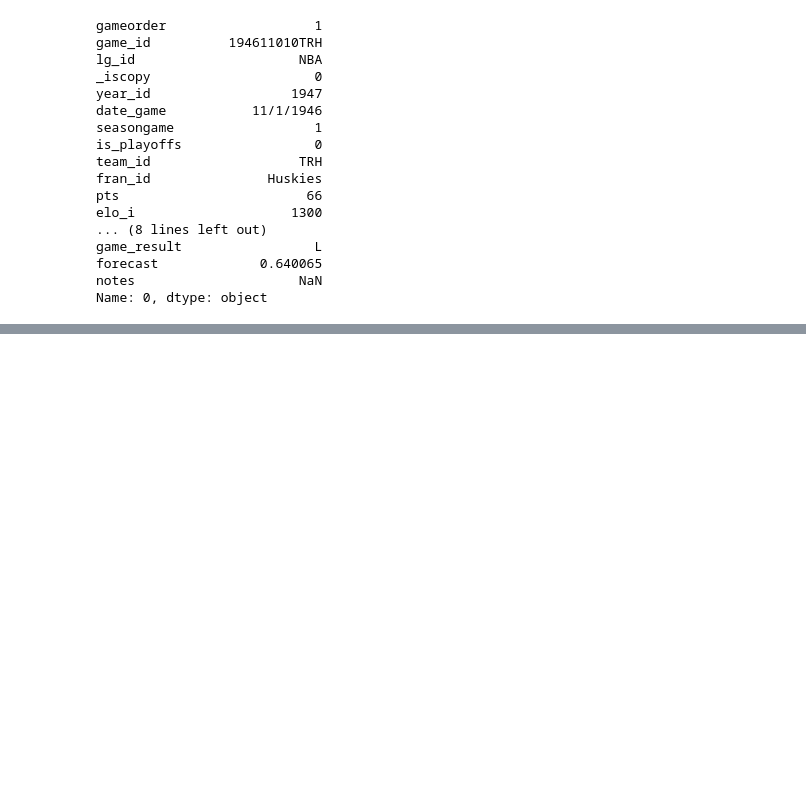
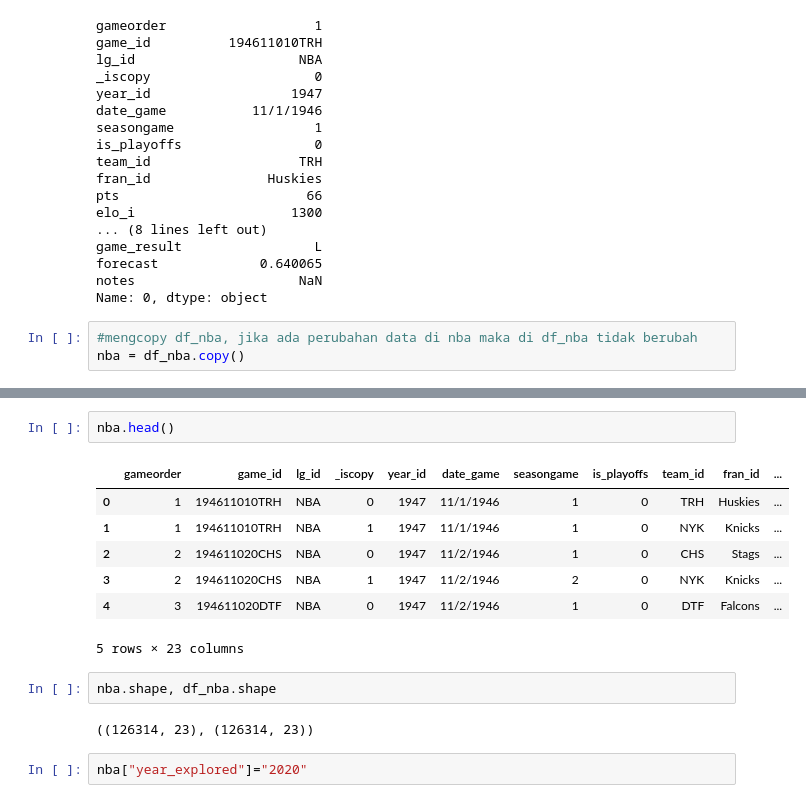
Before and after one commit to chidiman2987/Hacktiv8_41, a Jupyter notebook: Pertemuan 5.ipynb, the cells around one changed output, grey strips where cells are left out. Cells and saved outputs as stored; diff of their text form; blank space fills up the shorter version.

```diff
--- a/Pertemuan 5.ipynb
+++ b/Pertemuan 5.ipynb
@@ -575,3 +578,6 @@ game_result                 L
 forecast             0.640065
 notes                     NaN
 Name: 0, dtype: object
+# %%
+#mengcopy df_nba, jika ada perubahan data di nba maka di df_nba tidak berubah
+nba = df_nba.copy()
@@ -577,0 +594,16 @@ Name: 0, dtype: object
+# %%
+nba.head()
+# %% [output]
+|  | gameorder | game_id | lg_id | _iscopy | year_id | date_game | seasongame | is_playoffs | team_id | fran_id | ... |
+| 0 | 1 | 194611010TRH | NBA | 0 | 1947 | 11/1/1946 | 1 | 0 | TRH | Huskies | ... |
+| 1 | 1 | 194611010TRH | NBA | 1 | 1947 | 11/1/1946 | 1 | 0 | NYK | Knicks | ... |
+| 2 | 2 | 194611020CHS | NBA | 0 | 1947 | 11/2/1946 | 1 | 0 | CHS | Stags | ... |
+| 3 | 2 | 194611020CHS | NBA | 1 | 1947 | 11/2/1946 | 2 | 0 | NYK | Knicks | ... |
+| 4 | 3 | 194611020DTF | NBA | 0 | 1947 | 11/2/1946 | 1 | 0 | DTF | Falcons | ... |
+5 rows × 23 columns
+# %%
+nba.shape, df_nba.shape
+# %% [output]
+((126314, 23), (126314, 23))
+# %%
+nba["year_explored"]="2020"
```
Also changed, not shown: parts of 26 cells of this notebook.
